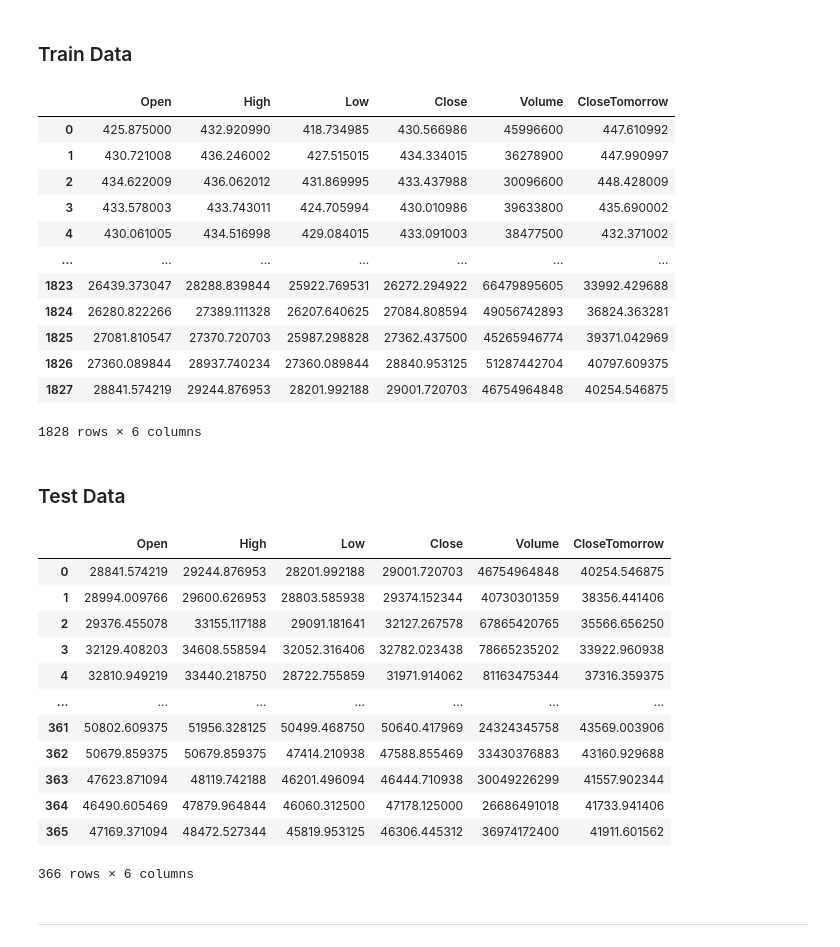
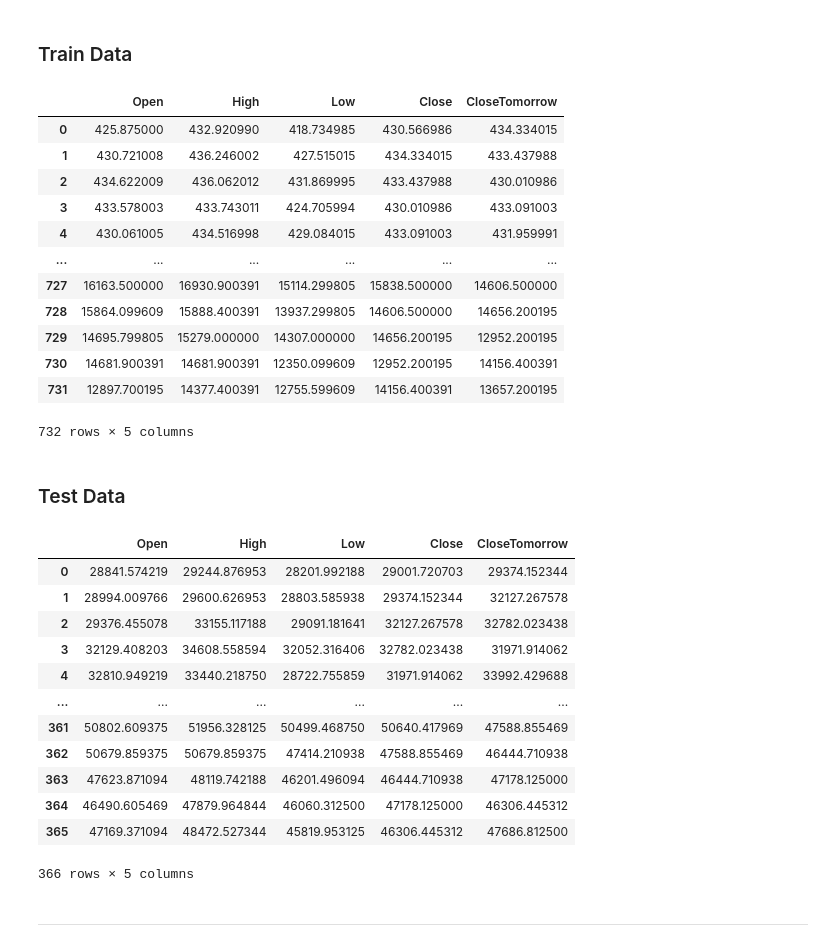
Before and after one commit to qraxiss/learning-data-science, a Jupyter notebook: machine-learning/Models/Multi Regression.ipynb, the cells around one changed output. Cells and saved outputs as stored; diff of their text form; code cells hidden in the pictures.

```diff
--- a/machine-learning/Models/Multi Regression.ipynb
+++ b/machine-learning/Models/Multi Regression.ipynb
@@ -12,43 +12,43 @@ ___
 # %%
 btc = yf.Ticker("BTC-USD")
 
 startDate = dt.datetime(2016,1,1)
-endDate = dt.datetime(2021,1,1)
-btcTrain = btc.history(start=startDate, end=endDate).drop(["Dividends","Stock Splits"], axis = 1)
+endDate = dt.datetime(2018,1,1)
+btcTrain = btc.history(start=startDate, end=endDate).drop(["Dividends","Stock Splits","Volume"], axis = 1)
 btcTrain=btcTrain.set_index(np.arange(btcTrain.shape[0]))
 
-startDate = dt.datetime(2016,1,10)
-endDate = dt.datetime(2021,1,10)
+startDate = dt.datetime(2016,1,2)
+endDate = dt.datetime(2018,1,2)
 btcTomorrowTrain = btc.history(start=startDate, end=endDate).drop(["Dividends","Stock Splits","Volume","High","Low","Open"], axis = 1)
 btcTomorrowTrain=btcTomorrowTrain.set_index(np.arange(btcTomorrowTrain.shape[0]))
 
 btcTrain["CloseTomorrow"] = btcTomorrowTrain["Close"]
 btcTrain
 # %% [output]
-|  | Open | High | Low | Close | Volume | CloseTomorrow |
-| 0 | 425.875000 | 432.920990 | 418.734985 | 430.566986 | 45996600 | 447.610992 |
-| 1 | 430.721008 | 436.246002 | 427.515015 | 434.334015 | 36278900 | 447.990997 |
-| 2 | 434.622009 | 436.062012 | 431.869995 | 433.437988 | 30096600 | 448.428009 |
-| 3 | 433.578003 | 433.743011 | 424.705994 | 430.010986 | 39633800 | 435.690002 |
-| 4 | 430.061005 | 434.516998 | 429.084015 | 433.091003 | 38477500 | 432.371002 |
-| ... | ... | ... | ... | ... | ... | ... |
-| 1823 | 26439.373047 | 28288.839844 | 25922.769531 | 26272.294922 | 66479895605 | 33992.429688 |
-| 1824 | 26280.822266 | 27389.111328 | 26207.640625 | 27084.808594 | 49056742893 | 36824.363281 |
-| 1825 | 27081.810547 | 27370.720703 | 25987.298828 | 27362.437500 | 45265946774 | 39371.042969 |
-| 1826 | 27360.089844 | 28937.740234 | 27360.089844 | 28840.953125 | 51287442704 | 40797.609375 |
-| 1827 | 28841.574219 | 29244.876953 | 28201.992188 | 29001.720703 | 46754964848 | 40254.546875 |
+|  | Open | High | Low | Close | CloseTomorrow |
+| 0 | 425.875000 | 432.920990 | 418.734985 | 430.566986 | 434.334015 |
+| 1 | 430.721008 | 436.246002 | 427.515015 | 434.334015 | 433.437988 |
+| 2 | 434.622009 | 436.062012 | 431.869995 | 433.437988 | 430.010986 |
+| 3 | 433.578003 | 433.743011 | 424.705994 | 430.010986 | 433.091003 |
+| 4 | 430.061005 | 434.516998 | 429.084015 | 433.091003 | 431.959991 |
+| ... | ... | ... | ... | ... | ... |
+| 727 | 16163.500000 | 16930.900391 | 15114.299805 | 15838.500000 | 14606.500000 |
+| 728 | 15864.099609 | 15888.400391 | 13937.299805 | 14606.500000 | 14656.200195 |
+| 729 | 14695.799805 | 15279.000000 | 14307.000000 | 14656.200195 | 12952.200195 |
+| 730 | 14681.900391 | 14681.900391 | 12350.099609 | 12952.200195 | 14156.400391 |
+| 731 | 12897.700195 | 14377.400391 | 12755.599609 | 14156.400391 | 13657.200195 |
-1828 rows × 6 columns
+732 rows × 5 columns
 # %% [markdown]
 ### Test Data
 # %%
 startDate = dt.datetime(2021,1,1)
 endDate = dt.datetime(2022,1,1)
-btcTest = btc.history(start=startDate, end=endDate).drop(["Dividends","Stock Splits"], axis = 1)
+btcTest = btc.history(start=startDate, end=endDate).drop(["Dividends","Stock Splits","Volume"], axis = 1)
 btcTest=btcTest.set_index(np.arange(btcTest.shape[0]))
 
 
-startDate = dt.datetime(2021,1,10)
-endDate = dt.datetime(2022,1,10)
+startDate = dt.datetime(2021,1,2)
+endDate = dt.datetime(2022,1,2)
 btcTomorrowTest = btc.history(start=startDate, end=endDate).drop(["Dividends","Stock Splits","Volume","High","Low","Open"], axis = 1)
 btcTomorrowTest=btcTomorrowTest.set_index(np.arange(btcTomorrowTest.shape[0]))
 
@@ -59,19 +59,19 @@ history = btc.history(start=startDate, end=endDate)
 
 btcTest
 # %% [output]
-|  | Open | High | Low | Close | Volume | CloseTomorrow |
-| 0 | 28841.574219 | 29244.876953 | 28201.992188 | 29001.720703 | 46754964848 | 40254.546875 |
-| 1 | 28994.009766 | 29600.626953 | 28803.585938 | 29374.152344 | 40730301359 | 38356.441406 |
-| 2 | 29376.455078 | 33155.117188 | 29091.181641 | 32127.267578 | 67865420765 | 35566.656250 |
-| 3 | 32129.408203 | 34608.558594 | 32052.316406 | 32782.023438 | 78665235202 | 33922.960938 |
-| 4 | 32810.949219 | 33440.218750 | 28722.755859 | 31971.914062 | 81163475344 | 37316.359375 |
-| ... | ... | ... | ... | ... | ... | ... |
-| 361 | 50802.609375 | 51956.328125 | 50499.468750 | 50640.417969 | 24324345758 | 43569.003906 |
-| 362 | 50679.859375 | 50679.859375 | 47414.210938 | 47588.855469 | 33430376883 | 43160.929688 |
-| 363 | 47623.871094 | 48119.742188 | 46201.496094 | 46444.710938 | 30049226299 | 41557.902344 |
-| 364 | 46490.605469 | 47879.964844 | 46060.312500 | 47178.125000 | 26686491018 | 41733.941406 |
-| 365 | 47169.371094 | 48472.527344 | 45819.953125 | 46306.445312 | 36974172400 | 41911.601562 |
+|  | Open | High | Low | Close | CloseTomorrow |
+| 0 | 28841.574219 | 29244.876953 | 28201.992188 | 29001.720703 | 29374.152344 |
+| 1 | 28994.009766 | 29600.626953 | 28803.585938 | 29374.152344 | 32127.267578 |
+| 2 | 29376.455078 | 33155.117188 | 29091.181641 | 32127.267578 | 32782.023438 |
+| 3 | 32129.408203 | 34608.558594 | 32052.316406 | 32782.023438 | 31971.914062 |
+| 4 | 32810.949219 | 33440.218750 | 28722.755859 | 31971.914062 | 33992.429688 |
+| ... | ... | ... | ... | ... | ... |
+| 361 | 50802.609375 | 51956.328125 | 50499.468750 | 50640.417969 | 47588.855469 |
+| 362 | 50679.859375 | 50679.859375 | 47414.210938 | 47588.855469 | 46444.710938 |
+| 363 | 47623.871094 | 48119.742188 | 46201.496094 | 46444.710938 | 47178.125000 |
+| 364 | 46490.605469 | 47879.964844 | 46060.312500 | 47178.125000 | 46306.445312 |
+| 365 | 47169.371094 | 48472.527344 | 45819.953125 | 46306.445312 | 47686.812500 |
-366 rows × 6 columns
+366 rows × 5 columns
 # %% [markdown]
 ____
 # %% [markdown]
```
Also changed, not shown: parts of 3 cells of this notebook, 2 other files.
